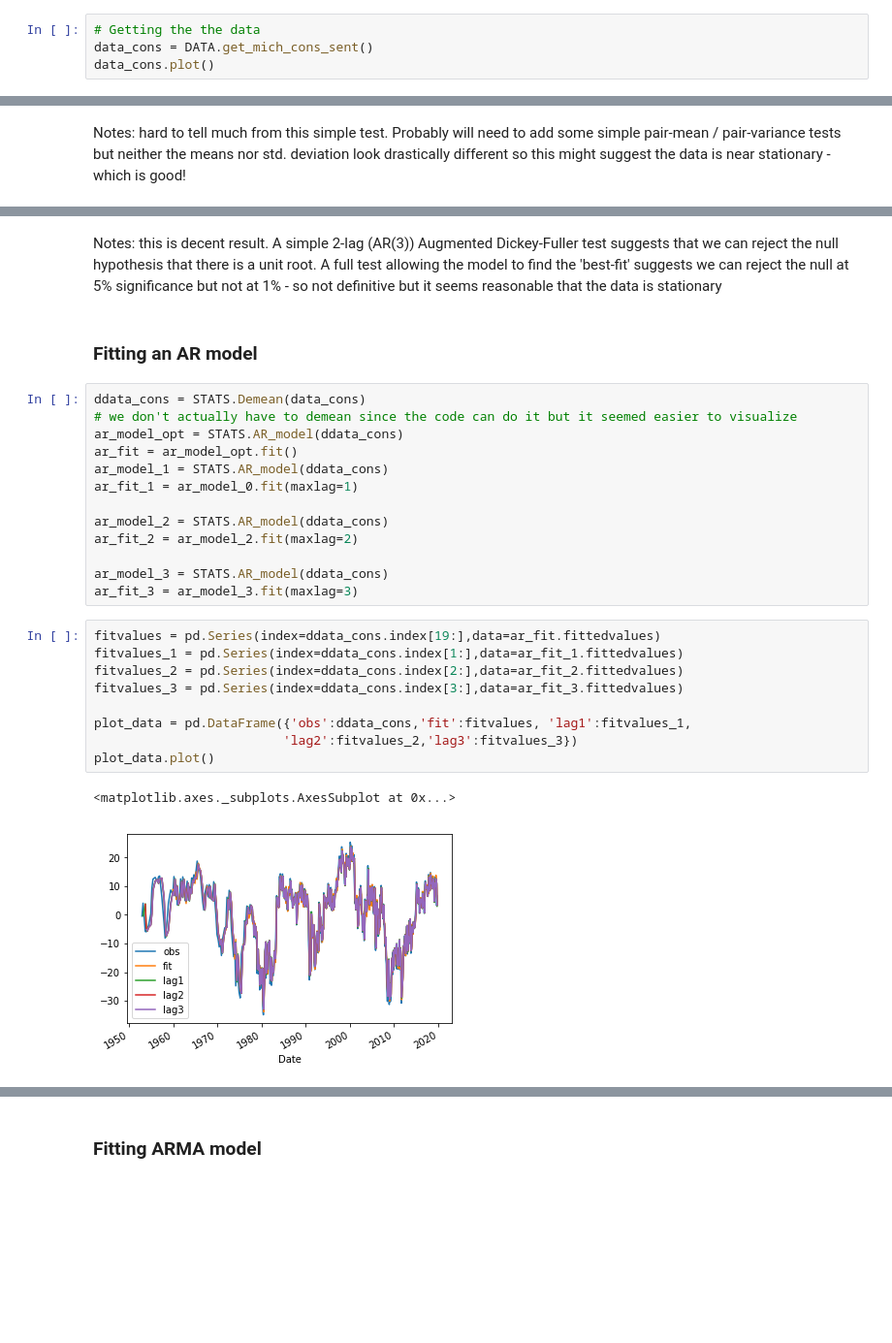
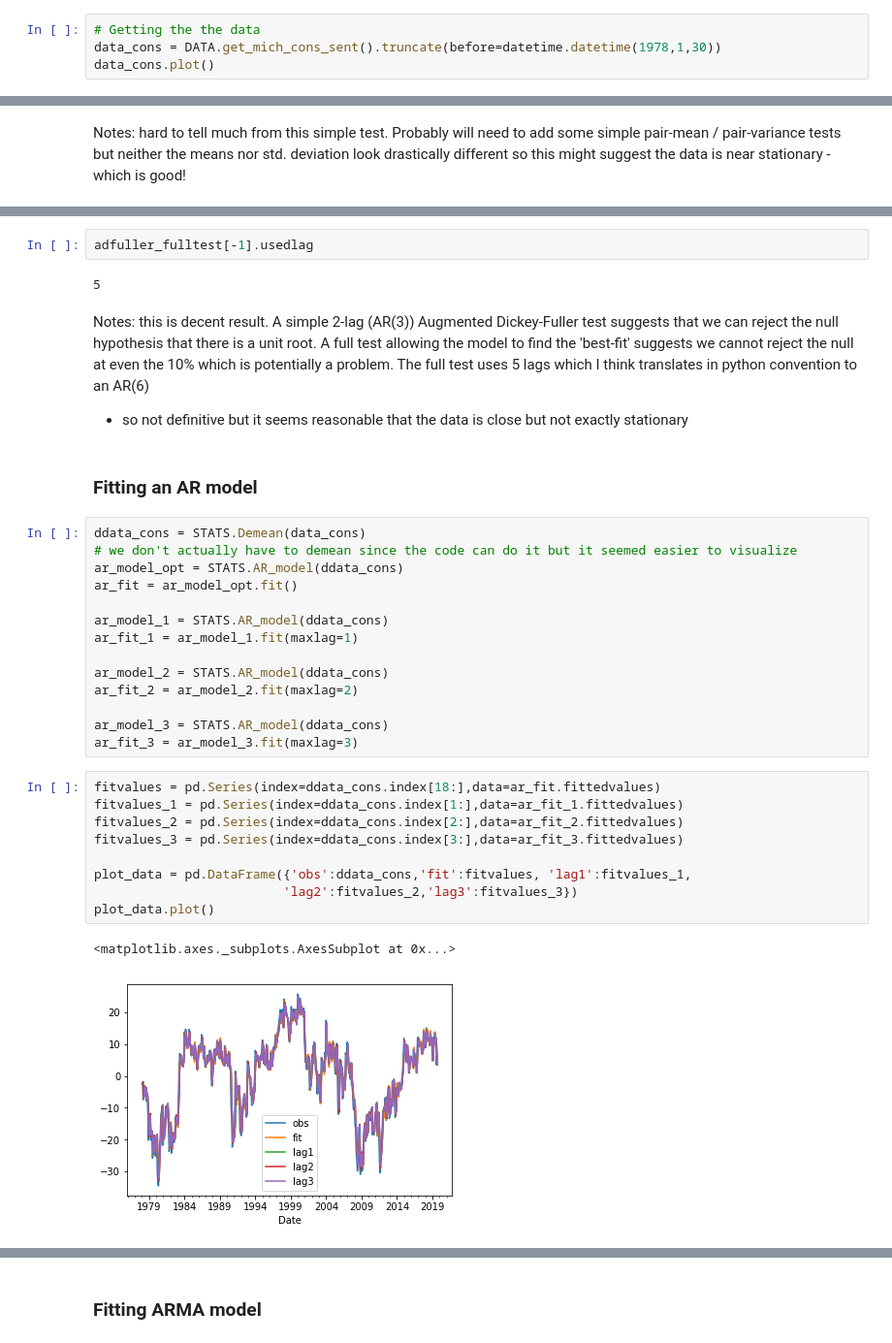
Before and after one commit to nt-ds/ckt-time-series-analysis, a Jupyter notebook: TSM_Proj.ipynb, the cells around one changed output, grey strips where cells are left out. Shown at 97% size. Saved outputs shown, nothing was run; the diff lists cells and outputs as text; blank space fills up the shorter version.

```diff
--- a/TSM_Proj.ipynb
+++ b/TSM_Proj.ipynb
@@ -188,7 +188,7 @@ class PLOTTERS():
 ### Getting the data
 # %%
 # Getting the the data
-data_cons = DATA.get_mich_cons_sent()
+data_cons = DATA.get_mich_cons_sent().truncate(before=datetime.datetime(1978,1,30))
 data_cons.plot()
 # %% [output]
 <matplotlib.axes._subplots.AxesSubplot at 0x...>
@@ -246,6 +273,11 @@ adfuller_fulltest
  <statsmodels.tsa.stattools.ResultsStore at 0x...>)
+# %%
+adfuller_fulltest[-1].usedlag
+# %% [output]
+5
 # %% [markdown]
-Notes: this is decent result. A simple 2-lag (AR(3)) Augmented Dickey-Fuller test suggests that we can reject the null hypothesis that there is a unit root. A full test allowing the model to find the 'best-fit' suggests we can reject the null at 5% significance but not at 1% - so not definitive but it seems reasonable that the data is stationary
+Notes: this is decent result. A simple 2-lag (AR(3)) Augmented Dickey-Fuller test suggests that we can reject the null hypothesis that there is a unit root. A full test allowing the model to find the 'best-fit' suggests we cannot reject the null at even the 10% which is potentially a problem. The full test uses 5 lags which I think translates in python convention to an AR(6)
+- so not definitive but it seems reasonable that the data is close but not exactly stationary
 # %% [markdown]
 ### Fitting an AR model
 # %%
@@ -253,8 +285,9 @@ ddata_cons = STATS.Demean(data_cons)
 # we don't actually have to demean since the code can do it but it seemed easier to visualize
 ar_model_opt = STATS.AR_model(ddata_cons)
 ar_fit = ar_model_opt.fit()
+
 ar_model_1 = STATS.AR_model(ddata_cons)
-ar_fit_1 = ar_model_0.fit(maxlag=1)
+ar_fit_1 = ar_model_1.fit(maxlag=1)
 
 ar_model_2 = STATS.AR_model(ddata_cons)
 ar_fit_2 = ar_model_2.fit(maxlag=2)
@@ -262,17 +295,17 @@ ar_fit_2 = ar_model_2.fit(maxlag=2)
 ar_model_3 = STATS.AR_model(ddata_cons)
 ar_fit_3 = ar_model_3.fit(maxlag=3)
 # %%
-fitvalues = pd.Series(index=ddata_cons.index[19:],data=ar_fit.fittedvalues)
+fitvalues = pd.Series(index=ddata_cons.index[18:],data=ar_fit.fittedvalues)
 fitvalues_1 = pd.Series(index=ddata_cons.index[1:],data=ar_fit_1.fittedvalues)
 fitvalues_2 = pd.Series(index=ddata_cons.index[2:],data=ar_fit_2.fittedvalues)
 fitvalues_3 = pd.Series(index=ddata_cons.index[3:],data=ar_fit_3.fittedvalues)
 
 plot_data = pd.DataFrame({'obs':ddata_cons,'fit':fitvalues, 'lag1':fitvalues_1,
                          'lag2':fitvalues_2,'lag3':fitvalues_3})
 plot_data.plot()
 # %% [output]
 <matplotlib.axes._subplots.AxesSubplot at 0x...>
-[figure, old version]
+[figure, new version]
 # %%
 print('opt:{0} lag1:{1} lag2:{2} lag3:{3}'.format(ar_fit.aic,ar_fit_1.aic,ar_fit_2.aic,ar_fit_3.aic))
 # %% [output]
```
Also changed, not shown: parts of 24 cells of this notebook.
